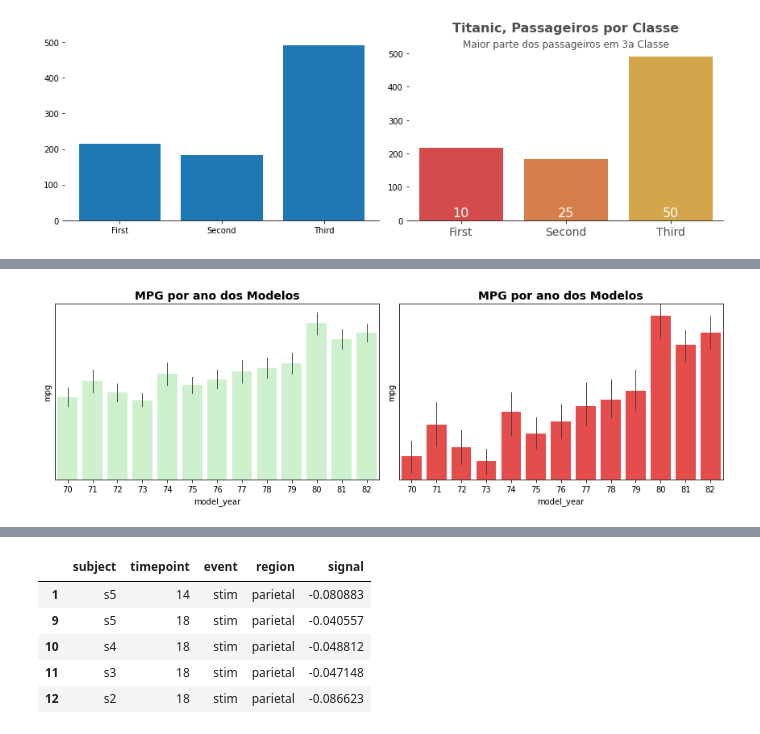
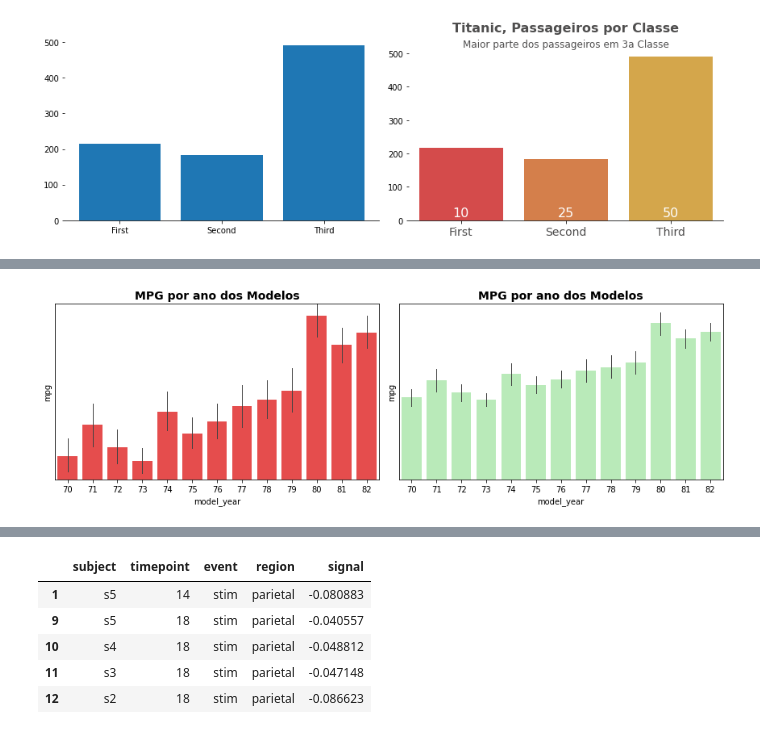
Before and after one commit to Rogerio-mack/Visualizacao-de-Dados-em-Python, a Jupyter notebook: c7_parte_1.ipynb, the cells around one changed output, grey strips where cells are left out. Drawn from its saved outputs; the diff is of its cells as text; code cells hidden in the pictures.

```diff
--- a/c7_parte_1.ipynb
+++ b/c7_parte_1.ipynb
@@ -140,18 +207,18 @@ display(data.head())
 # %%
 plt.figure(figsize=(12,4))
 
 plt.subplot(1,2,1)
-sns.barplot(x='model_year',y='mpg',data=data, color='lightgreen', alpha=0.5, errwidth=1)
-plt.title('MPG por ano dos Modelos', fontsize=14, weight='bold')
-plt.yticks([])
-
-plt.subplot(1,2,2)
 sns.barplot(x='model_year',y='mpg',data=data, color='red', alpha=0.8, errwidth=1)
 plt.title('MPG por ano dos Modelos', fontsize=14, weight='bold')
 plt.ylim([15,35])
 plt.yticks([])
 
+plt.subplot(1,2,2)
+sns.barplot(x='model_year',y='mpg',data=data, color='lightgreen', alpha=0.7, errwidth=1)
+plt.title('MPG por ano dos Modelos', fontsize=14, weight='bold')
+plt.yticks([])
+
 plt.tight_layout()
 plt.show()
 # %% [output]
-[figure, old version]
+[figure, new version]
```
Also changed, not shown: parts of 31 cells of this notebook.
